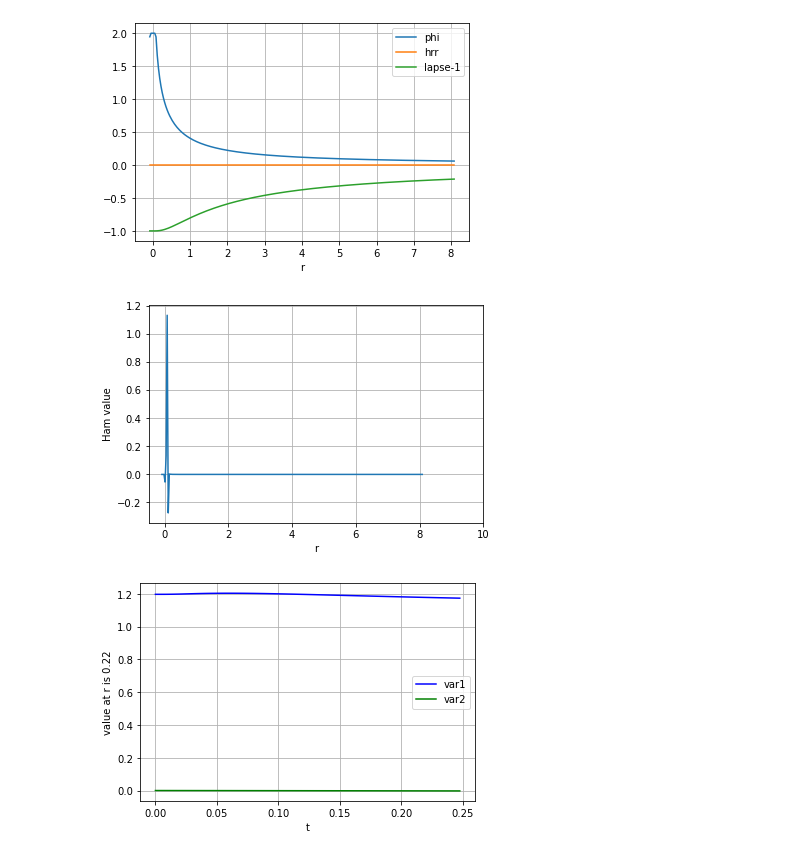
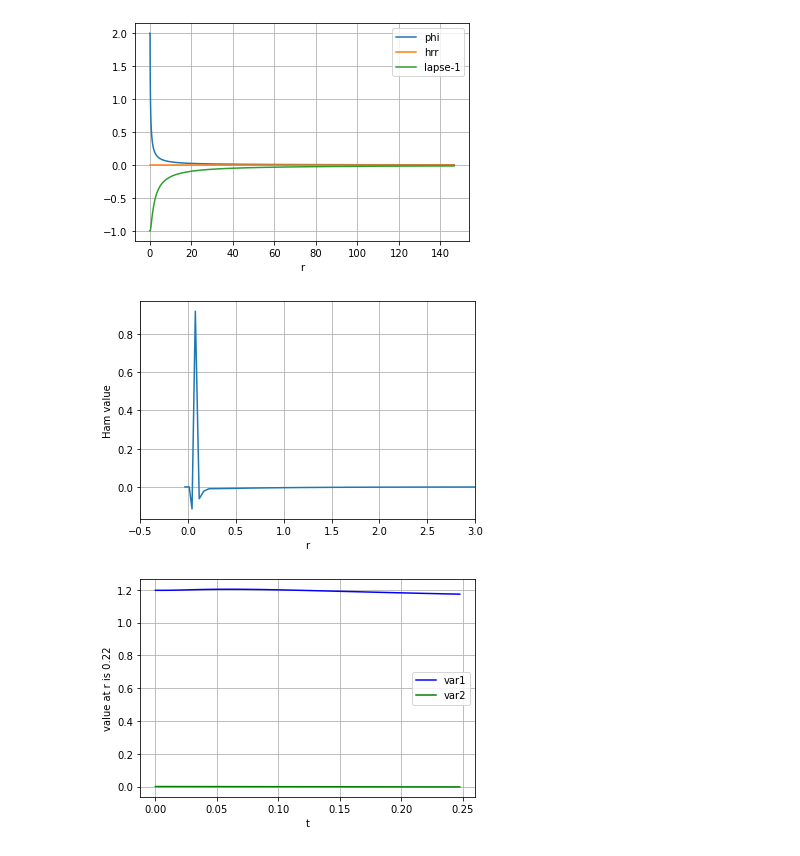
Before and after one commit to GRTLCollaboration/engrenage, a Jupyter notebook: examples/BHEvolution.ipynb, the cells around one changed output. Cells and saved outputs as stored; diff of their text form; code cells hidden in the pictures.

```diff
--- a/examples/BHEvolution.ipynb
+++ b/examples/BHEvolution.ipynb
@@ -28,11 +28,12 @@ from source.bhinitialconditions import *       # go here to change the initial c
 from source.diagnostics import *               # go here to change the diagnostics
 # %%
 # Input parameters for grid and evolution here
-N_r = 240 # num points on physical grid
-R = 8.0 # Maximum outer radius
+N_r = 40 # num points on physical grid
+R = 1.0 # Maximum outer radius, or sets dx_0 = R/N_r for logarithmic case
 N = N_r + num_ghosts * 2
 
-r, initial_vars_values = get_initial_vars_values(R, N_r)
+r_is_logarithmic = True
+r, initial_vars_values = get_initial_vars_values(R, N_r, r_is_logarithmic)
 
 #unpackage the vector for readability
 initial_u, initial_v , initial_phi, initial_hrr, initial_htt, initial_hpp, initial_K, initial_arr, initial_att, initial_app, initial_lambdar, initial_shiftr, initial_br, initial_lapse = unpack_vars_vector(initial_vars_values, N_r)
@@ -51,21 +52,21 @@ plt.plot(r, initial_lapse-1.0, label='lapse-1')
 plt.legend(loc='best')
 plt.grid()
 # %% [output]
-[figure, old version]
+[figure, new version]
 # %%
 # check the Hamiltonian constraint initially satisfied
-r, Ham = get_diagnostics(initial_vars_values, np.array([0]), R, N_r)
+r, Ham = get_diagnostics(initial_vars_values, np.array([0]), R, N_r, r_is_logarithmic)
 
 # plot the profile for Ham
 plt.plot(r, Ham[0])
 
 plt.xlabel('r')
 plt.xlim(-0.5,R+2)
 #plt.ylim(-0.1,0.1)
 plt.ylabel('Ham value')
 plt.grid()
 # %% [output]
-[figure, old version]
+[figure, new version]
 # %%
 # for control of time integrator and spatial grid
 T = 0.25 # Maximum evolution time
```
Also changed, not shown: parts of 1 cell of this notebook, 5 other files.
